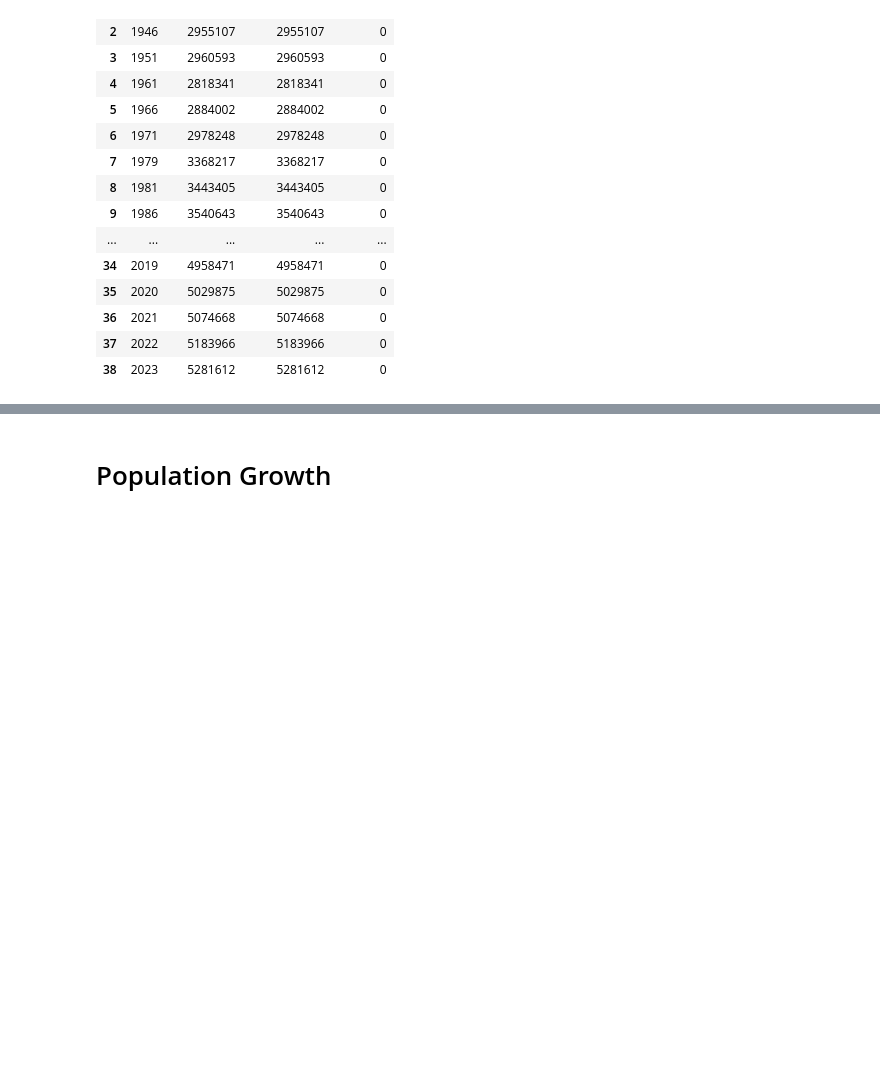
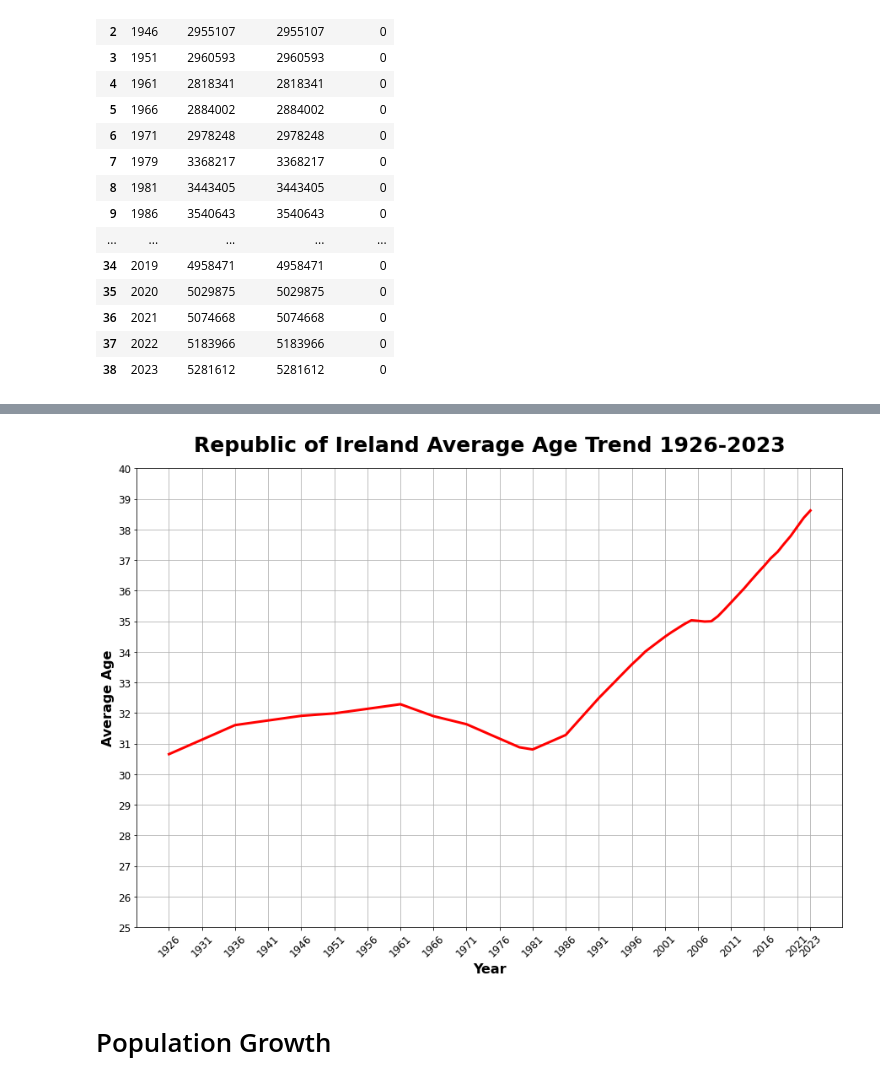
Before and after one commit to JoseRicoCct/CA1_Integrated_Assesment_MSc_Data_Analytics_CCT_Semester_1, a Jupyter notebook: Jupyter_Notebooks/1_CA1_Data_Visualisation_Part.ipynb, the cells around one changed output, grey strips where cells are left out. Drawn from its saved outputs; the diff is of its cells as text; code cells hidden in the pictures; blank space fills up the shorter version.

Commit message:
Average trend line, Natural Increase Rate and Population Growth Rate.

```diff
--- a/Jupyter_Notebooks/1_CA1_Data_Visualisation_Part.ipynb
+++ b/Jupyter_Notebooks/1_CA1_Data_Visualisation_Part.ipynb
@@ -125,0 +157,3 @@ df1b
+# %%
+# Dropping rows based on criteria
+df = df[~((df['Sex'] != 'Both sexes') | (df['Age_Group'] == 'All ages'))] # Drop both sexes different that All ages
@@ -125,0 +176,8 @@ df1b
+# %%
+df['Age_Group'] = df['Age_Group'].str.replace('Under 1 year', '1 year').str.replace('99 years and over', '99 years')
+# %%
+# Create a new column 'Age' based on the modified values from 'Age_Group'
+df['Age'] = df['Age_Group'].apply(lambda x: int(x.split(' ')[0]))
+
+# Convert the 'Age' column to int64
+df['Age'] = df['Age'].astype('int64')
@@ -125,0 +200,4 @@ df1b
+# %%
+# Dropping the 'STATISTIC Label' column it's irrelevant for the analysis
+df_col_drop = ['Age_Group','Sex']
+df.drop(df_col_drop ,axis=1, inplace=True)
@@ -126,3 +265,21 @@ df1b
+# %%
+# Plotting
+plt.figure(figsize=(15, 10))
+
+plt.plot(ROI_age_avg['Year'], ROI_age_avg['Average_Age'],color='red', label='Average_Age',linewidth=3)
+
+
+# Lables
+plt.title('Republic of Ireland Average Age Trend 1926-2023', loc="center", pad=20, fontsize=25, fontweight="bold")
+plt.xlabel('Year', fontsize=16, fontweight="bold")
+plt.ylabel('Average Age', fontsize=16, fontweight="bold")
+plt.ticklabel_format(style='plain', axis='y') # Avoiding scientific notation
+plt.yticks(range(25, 40+1, 1),fontsize=12) # Creating a range having more values it's useful!!
+plt.xticks(list(range(1926, 2024, 5)) + [2023], rotation=45, fontsize=12) # Every 5 years a year is displayed...
+plt.grid(True) #Helps locating points
+plt.show()
+# %% [output]
+[figure, added]
 # %% [markdown]
 # Population Growth
 # %% [markdown]
```
Also changed, not shown: parts of 165 cells of this notebook.
